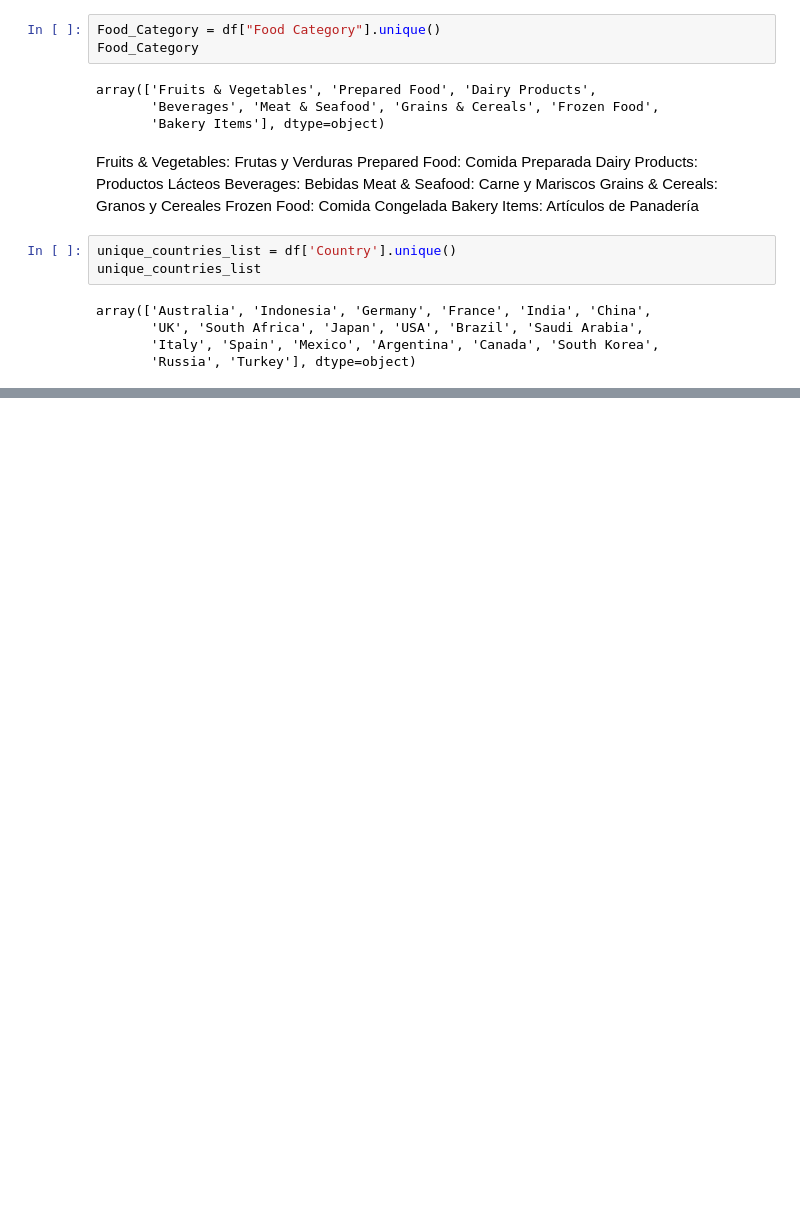
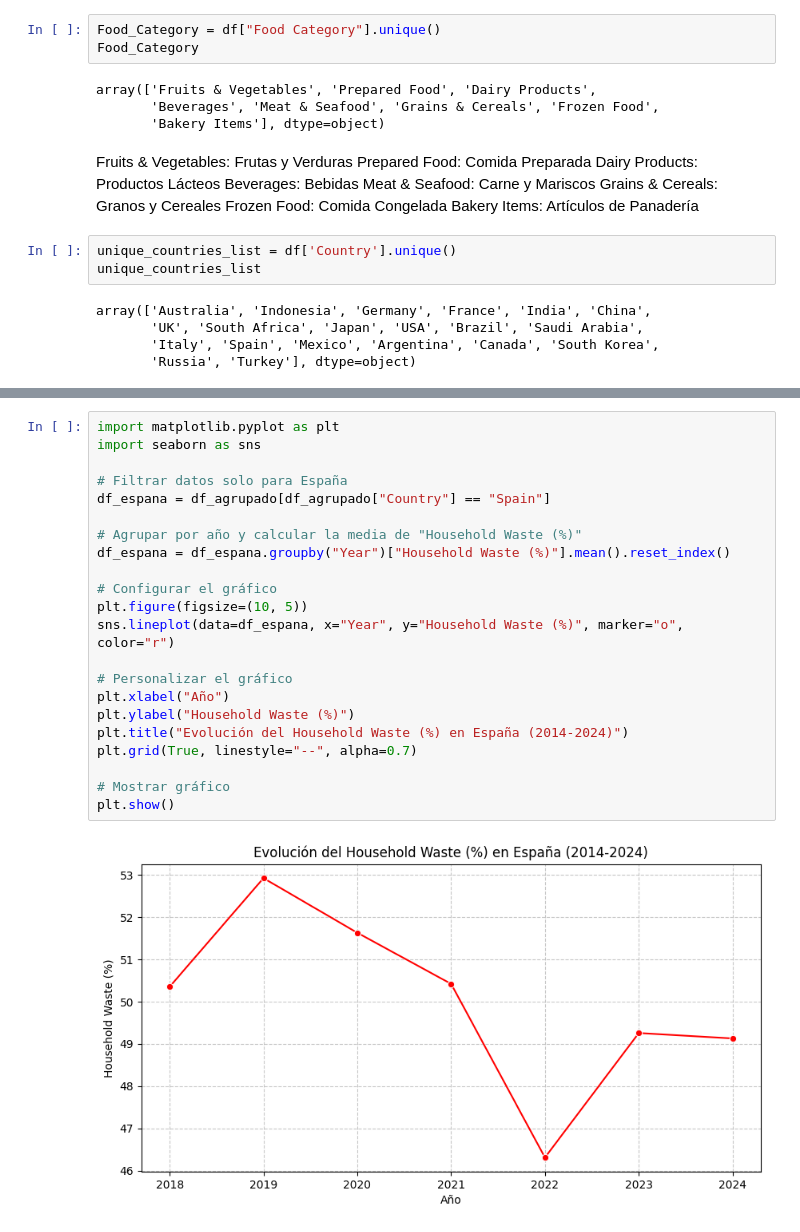
Before and after one commit to ana19750630/2503_dsft_thebridge_ana, a Jupyter notebook: Desperdicio_comida/Desperdicio_comida.ipynb, the cells around one changed output, grey strips where cells are left out. Saved outputs shown, nothing was run; the diff lists cells and outputs as text; blank space fills up the shorter version.

```diff
--- a/Desperdicio_comida/Desperdicio_comida.ipynb
+++ b/Desperdicio_comida/Desperdicio_comida.ipynb
@@ -75,0 +277,24 @@ unique_countries_num
+# %%
+import matplotlib.pyplot as plt
+import seaborn as sns
+
+# Filtrar datos solo para España
+df_espana = df_agrupado[df_agrupado["Country"] == "Spain"]
+
+# Agrupar por año y calcular la media de "Household Waste (%)"
+df_espana = df_espana.groupby("Year")["Household Waste (%)"].mean().reset_index()
+
+# Configurar el gráfico
+plt.figure(figsize=(10, 5))
+sns.lineplot(data=df_espana, x="Year", y="Household Waste (%)", marker="o", color="r")
+
+# Personalizar el gráfico
+plt.xlabel("Año")
+plt.ylabel("Household Waste (%)")
+plt.title("Evolución del Household Waste (%) en España (2014-2024)")
+plt.grid(True, linestyle="--", alpha=0.7)
+
+# Mostrar gráfico
+plt.show()
+# %% [output]
+[figure, added]
```
Also changed, not shown: parts of 17 cells of this notebook, 10 other files.
